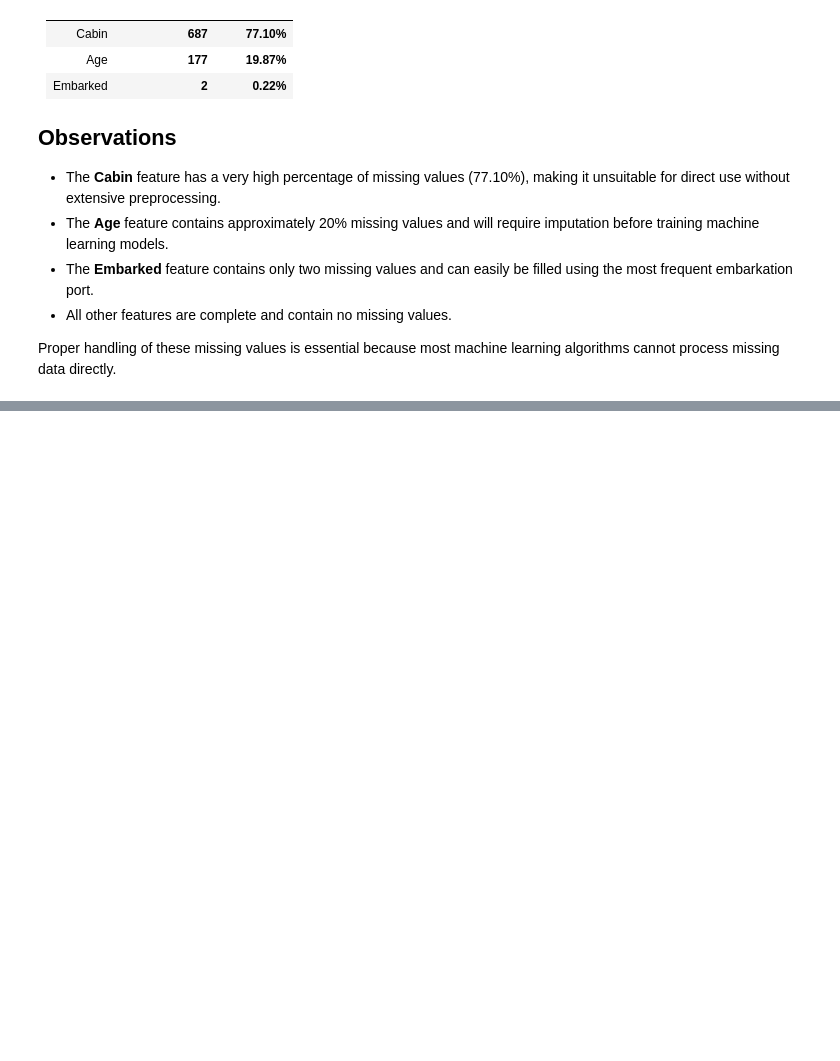
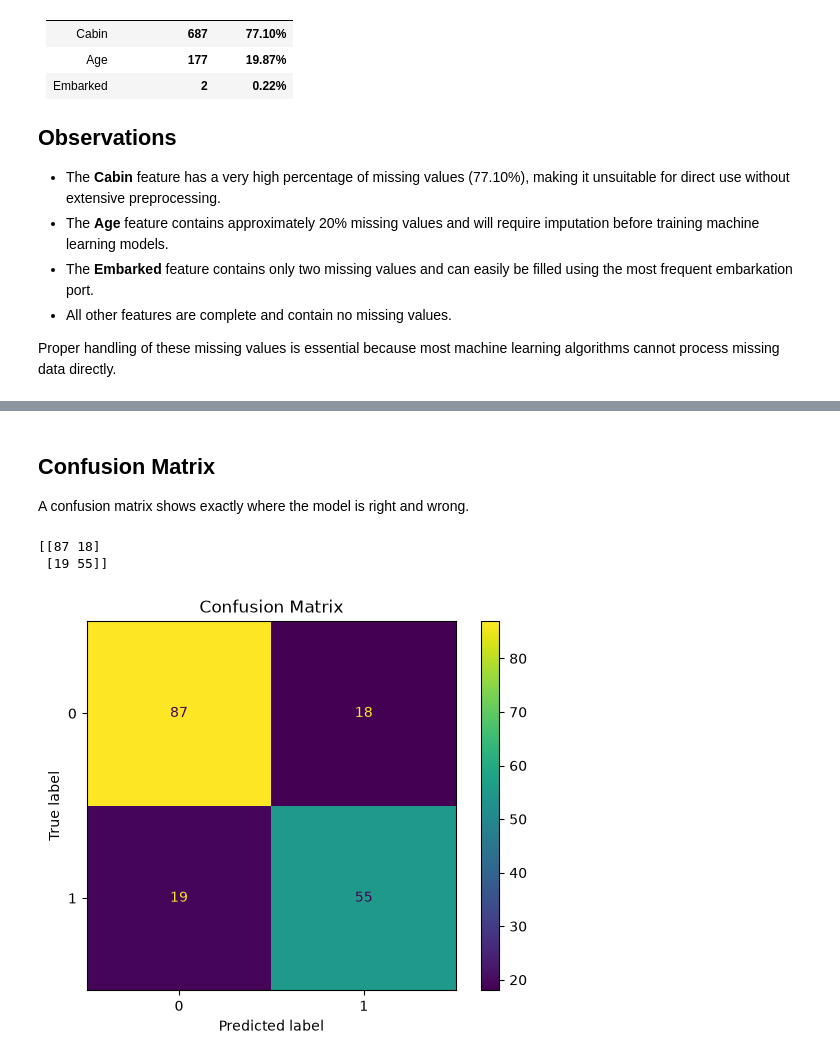
Before and after one commit to jenfanendatascience-ship-it/AI-Portfolio-2026, a Jupyter notebook: 07_Kaggle/Titanic/notebooks/Titanic_EDA.ipynb, the cells around one changed output, grey strips where cells are left out. Drawn from its saved outputs; the diff is of its cells as text; code cells hidden in the pictures; blank space fills up the shorter version.

Commit message:
Build and evaluate first Logistic Regression model for Titanic classification

```diff
--- a/07_Kaggle/Titanic/notebooks/Titanic_EDA.ipynb
+++ b/07_Kaggle/Titanic/notebooks/Titanic_EDA.ipynb
@@ -566,0 +1189,11 @@ Proper handling of these missing values is essential because most machine learni
+# %%
+# ==================================
+# Split Dataset
+# ==================================
+
+X_train, X_valid, y_train, y_valid = train_test_split(
+    X,
+    y,
+    test_size=0.20,
+    random_state=42
+)
@@ -566,0 +1210,3 @@ Proper handling of these missing values is essential because most machine learni
+# %%
+model = LogisticRegression(max_iter=1000)
+model.fit(X_train, y_train)
@@ -566,0 +1215,6 @@ Proper handling of these missing values is essential because most machine learni
+# %%
+# ==================================
+# Make Predictions
+# ==================================
+
+y_pred = model.predict(X_valid)
@@ -566,0 +1272,25 @@ Proper handling of these missing values is essential because most machine learni
+# %% [markdown]
+## Confusion Matrix
+
+A confusion matrix shows exactly where the model is right and wrong.
+# %%
+# ==================================
+# Confusion Matrix
+# ==================================
+
+cm = confusion_matrix(y_valid, y_pred)
+
+print(cm)
+# %% [output]
+[[87 18]
+ [19 55]]
+# %%
+import matplotlib.pyplot as plt
+from sklearn.metrics import ConfusionMatrixDisplay
+
+ConfusionMatrixDisplay(confusion_matrix=cm).plot()
+
+plt.title("Confusion Matrix")
+plt.show()
+# %% [output]
+[figure, added]
```
Also changed, not shown: parts of 73 cells of this notebook.
